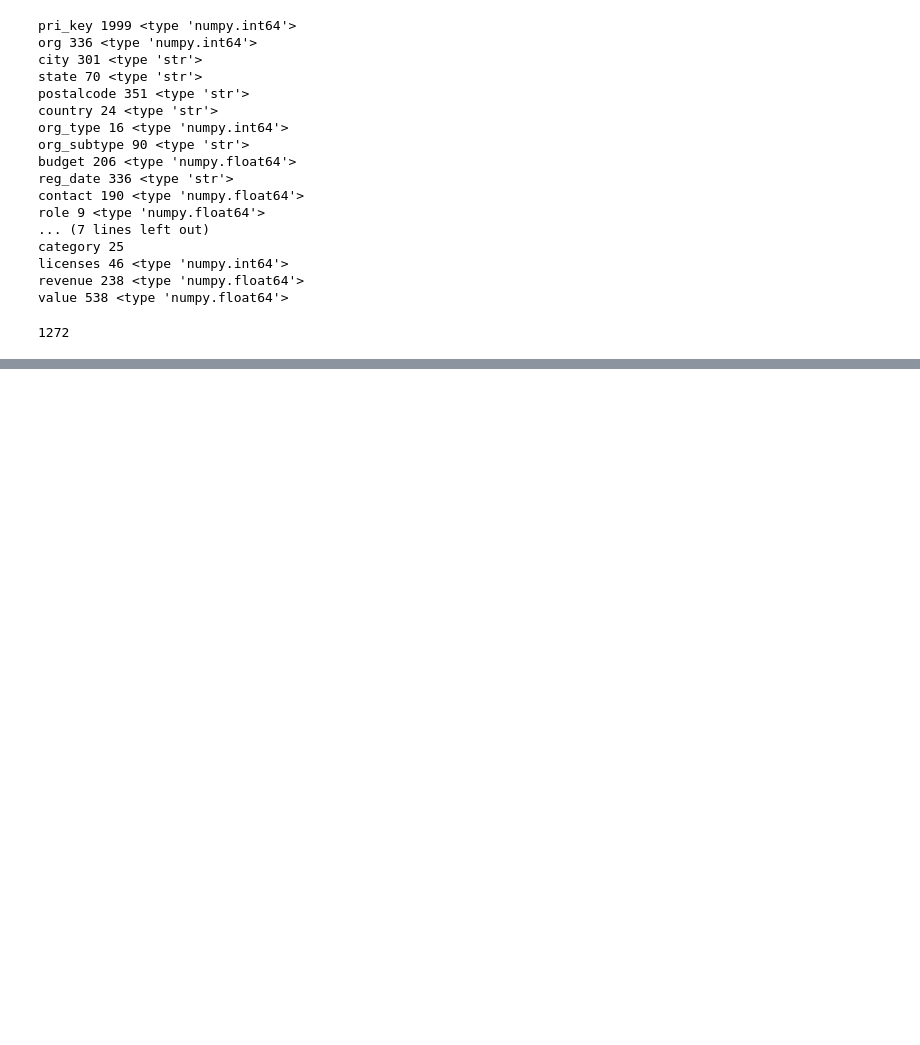
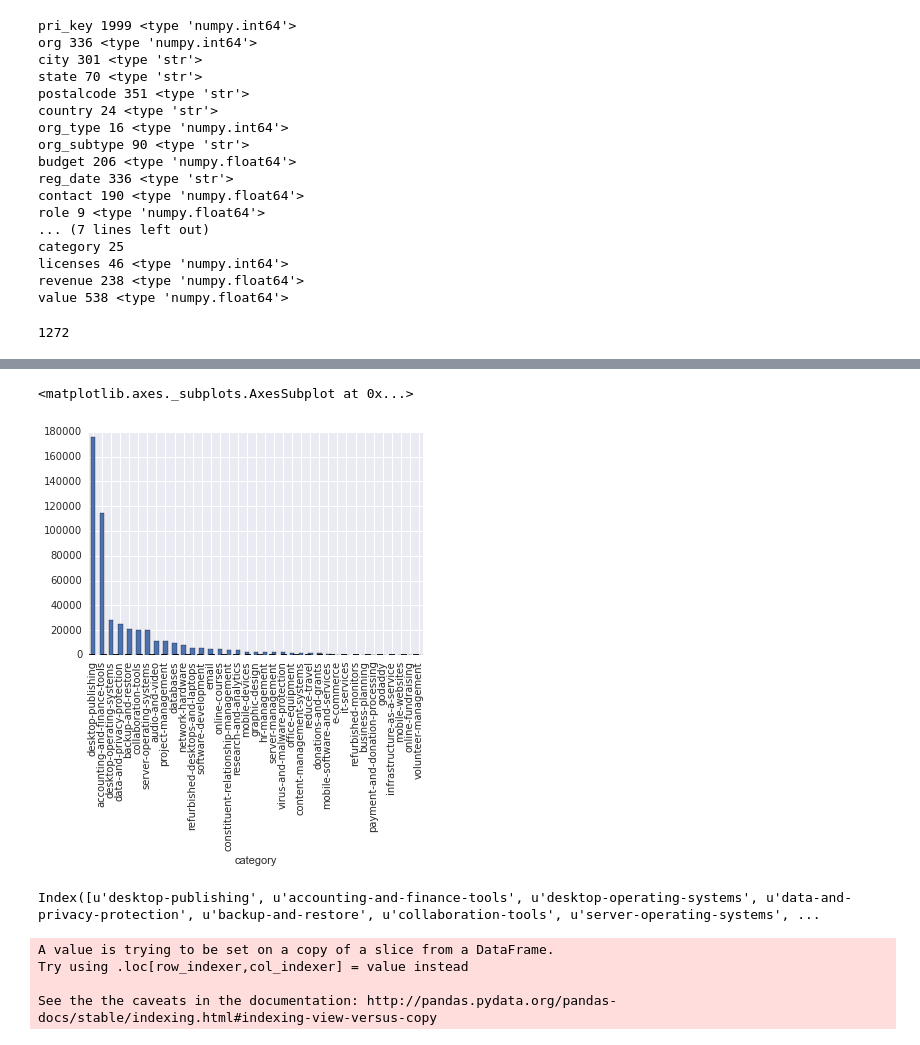
Before and after one commit to DataKind-SF/techsoup-global, a Jupyter notebook: TechSoup.ipynb, the cells around one changed output, grey strips where cells are left out. Drawn from its saved outputs; the diff is of its cells as text; code cells hidden in the pictures; blank space fills up the shorter version.

```diff
--- a/TechSoup.ipynb
+++ b/TechSoup.ipynb
@@ -83,0 +88,4 @@ Name: category, dtype: object
+# %%
+g = df.groupby('category')
+# %%
+dfg = g['item'].aggregate(len)
@@ -83,0 +94,17 @@ Name: category, dtype: object
+# %%
+dfg.order(ascending=False).plot(kind='bar')
+# %% [output]
+<matplotlib.axes._subplots.AxesSubplot at 0x...>
+[figure, added]
+# %%
+top10cat.index
+# %% [output]
+Index([u'desktop-publishing', u'accounting-and-finance-tools', u'desktop-operating-systems', u'data-and-privacy-protection', u'backup-and-restore', u'collaboration-tools', u'server-operating-systems', ...
+# %%
+dfs = df.dropna(subset=['category'])
+dfs['category_short'] = map(lambda x: x if x in top10cat else 'other', dfs['category'])
+# %% [output]
+A value is trying to be set on a copy of a slice from a DataFrame.
+Try using .loc[row_indexer,col_indexer] = value instead
+
+See the the caveats in the documentation: http://pandas.pydata.org/pandas-docs/stable/indexing.html#indexing-view-versus-copy
```
Also changed, not shown: parts of 19 cells of this notebook.
